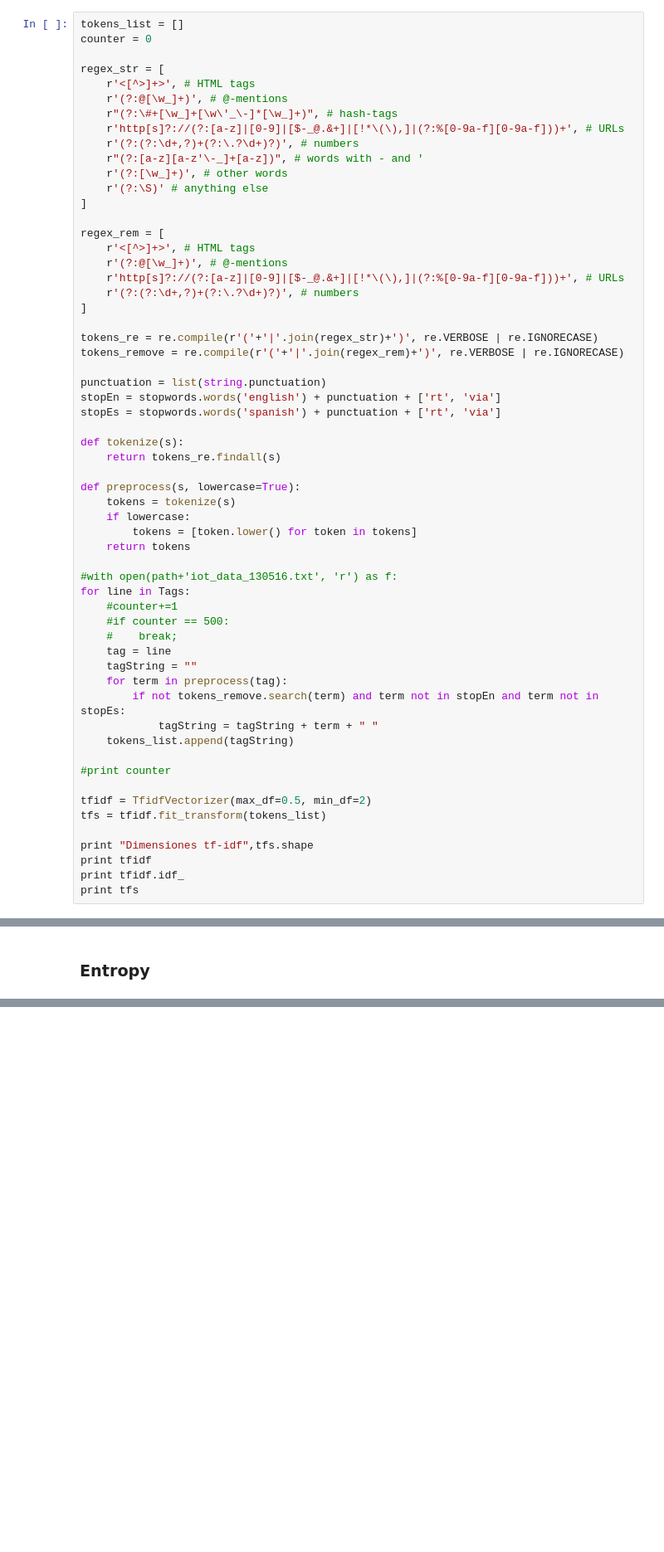
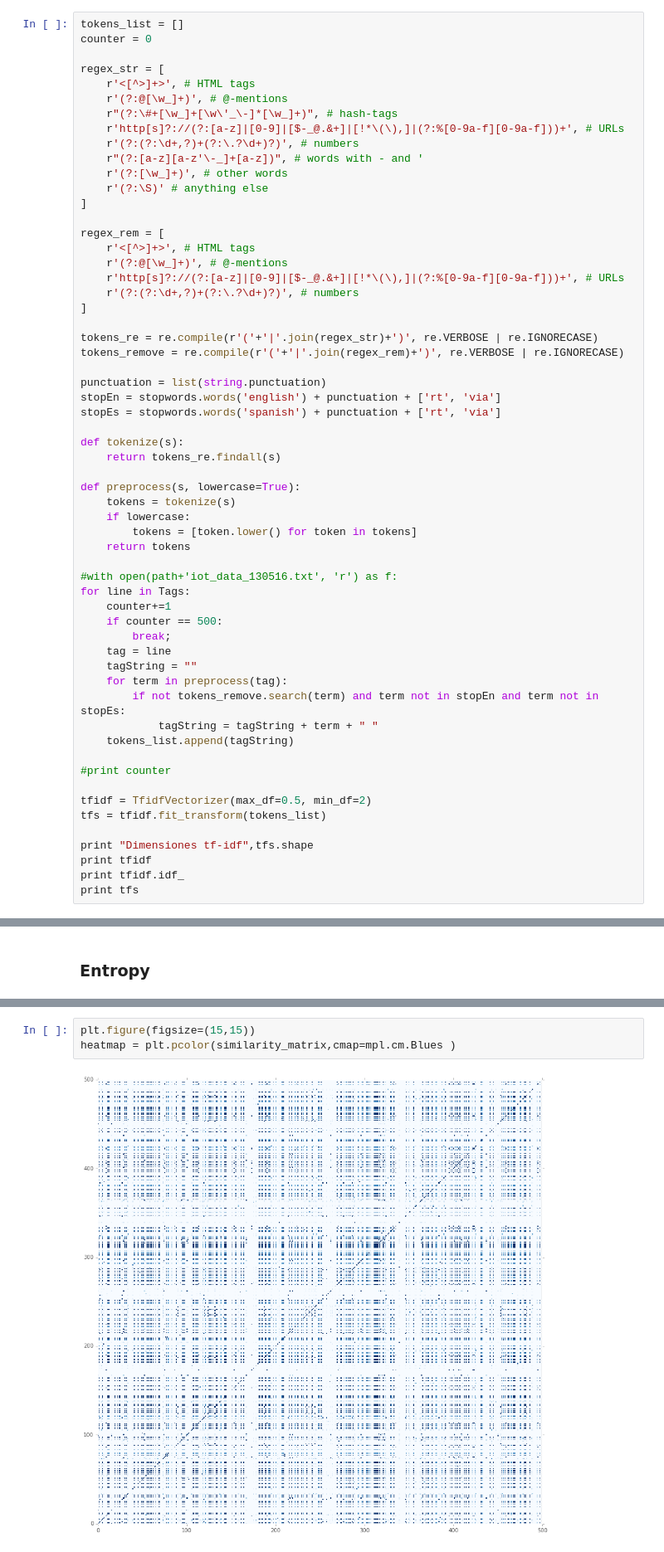
Before and after one commit to Yagwar/TAMD, a Jupyter notebook: Proyecto Mineria de datos.ipynb, the cells around one changed output, grey strips where cells are left out. Shown at 83% size. Drawn from its saved outputs; the diff is of its cells as text; blank space fills up the shorter version.

```diff
--- a/Proyecto Mineria de datos.ipynb
+++ b/Proyecto Mineria de datos.ipynb
@@ -195,9 +197,9 @@ def preprocess(s, lowercase=True):
 
 #with open(path+'iot_data_130516.txt', 'r') as f:
 for line in Tags:
-    #counter+=1
-    #if counter == 500:
-    #    break;
+    counter+=1
+    if counter == 500:
+        break;
     tag = line
     tagString = ""
     for term in preprocess(tag):
@@ -345,0 +332,5 @@ print entropyT
+# %%
+plt.figure(figsize=(15,15))
+heatmap = plt.pcolor(similarity_matrix,cmap=mpl.cm.Blues )
+# %% [output]
+[figure, added]
```
Also changed, not shown: parts of 6 cells of this notebook.
